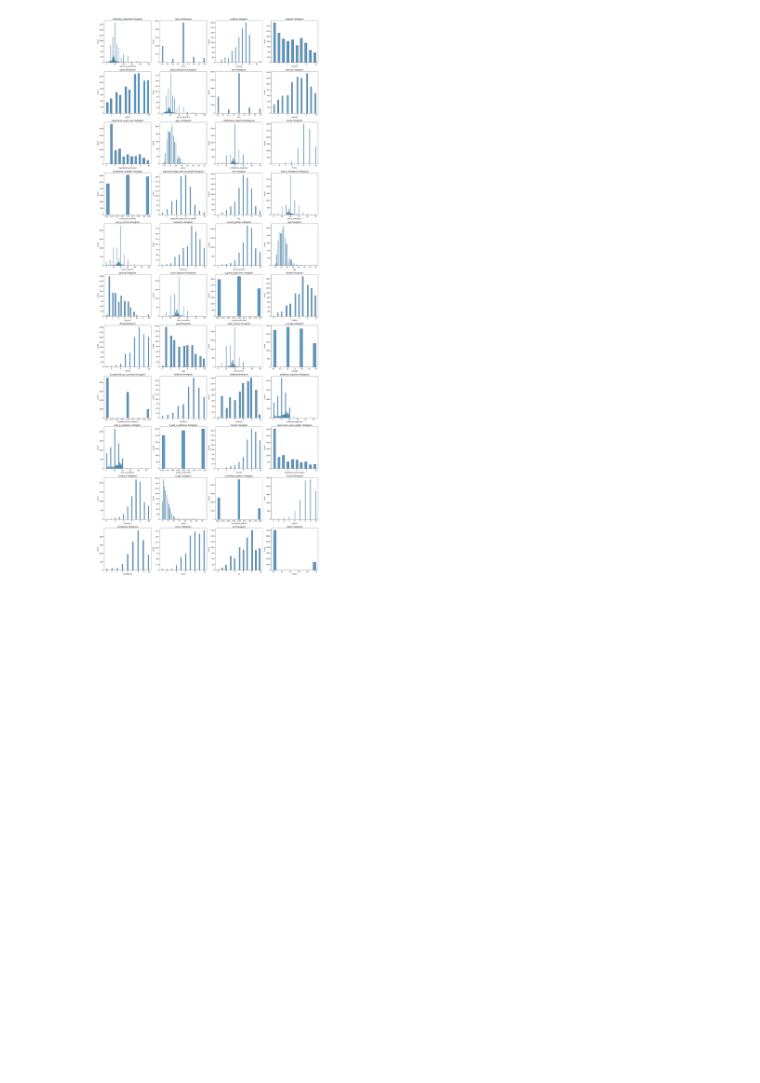
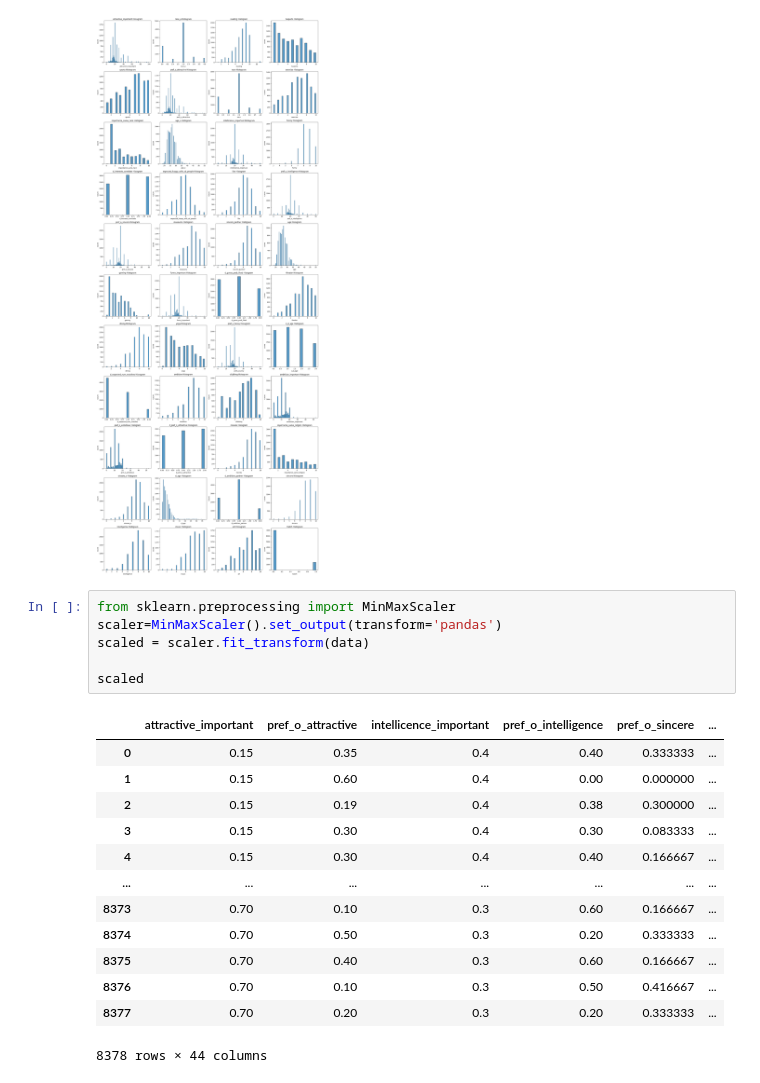
Before and after one commit to dgambone3/CSC4850-Machine-Learning, a Jupyter notebook: FDS_Project.ipynb, the cells around one changed output. Drawn from its saved outputs; the diff is of its cells as text; blank space fills up the shorter version.

```diff
--- a/FDS_Project.ipynb
+++ b/FDS_Project.ipynb
@@ -146,3 +208,23 @@ fig.tight_layout()
 plt.show()
 # %% [output]
 [figure]
+# %%
+from sklearn.preprocessing import MinMaxScaler
+scaler=MinMaxScaler().set_output(transform='pandas')
+scaled = scaler.fit_transform(data)
+
+scaled
+# %% [output]
+|  | attractive_important | pref_o_attractive | intellicence_important | pref_o_intelligence | pref_o_sincere | ... |
+| 0 | 0.15 | 0.35 | 0.4 | 0.40 | 0.333333 | ... |
+| 1 | 0.15 | 0.60 | 0.4 | 0.00 | 0.000000 | ... |
+| 2 | 0.15 | 0.19 | 0.4 | 0.38 | 0.300000 | ... |
+| 3 | 0.15 | 0.30 | 0.4 | 0.30 | 0.083333 | ... |
+| 4 | 0.15 | 0.30 | 0.4 | 0.40 | 0.166667 | ... |
+| ... | ... | ... | ... | ... | ... | ... |
+| 8373 | 0.70 | 0.10 | 0.3 | 0.60 | 0.166667 | ... |
+| 8374 | 0.70 | 0.50 | 0.3 | 0.20 | 0.333333 | ... |
+| 8375 | 0.70 | 0.40 | 0.3 | 0.60 | 0.166667 | ... |
+| 8376 | 0.70 | 0.10 | 0.3 | 0.50 | 0.416667 | ... |
+| 8377 | 0.70 | 0.20 | 0.3 | 0.20 | 0.333333 | ... |
+8378 rows × 44 columns
```
Also changed, not shown: parts of 7 cells of this notebook.
